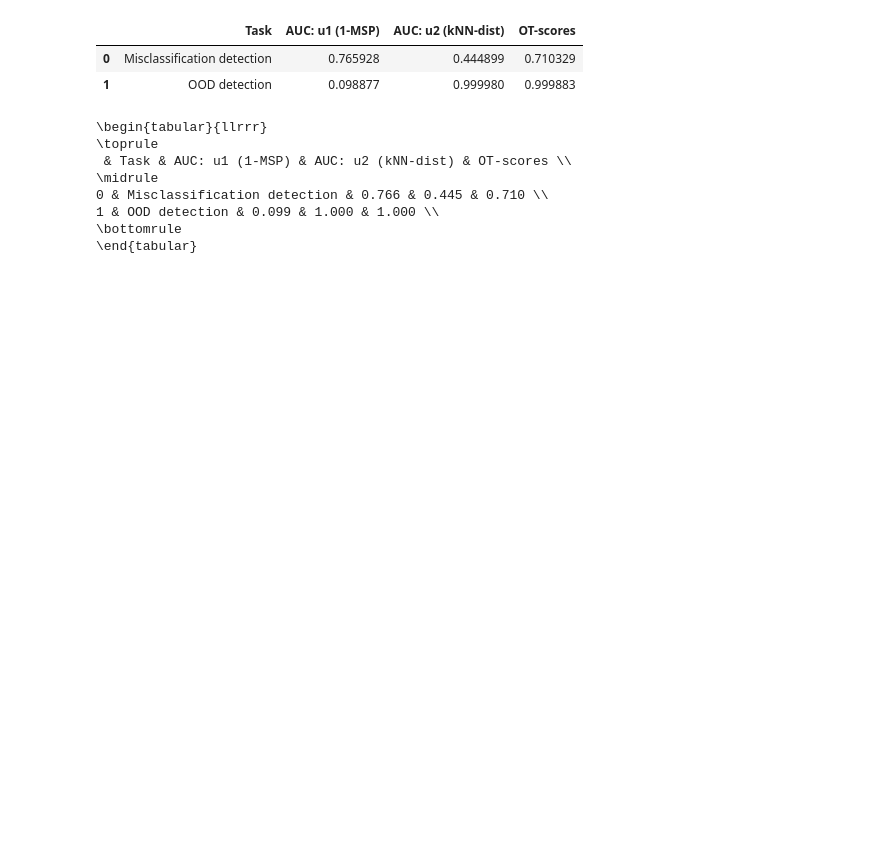
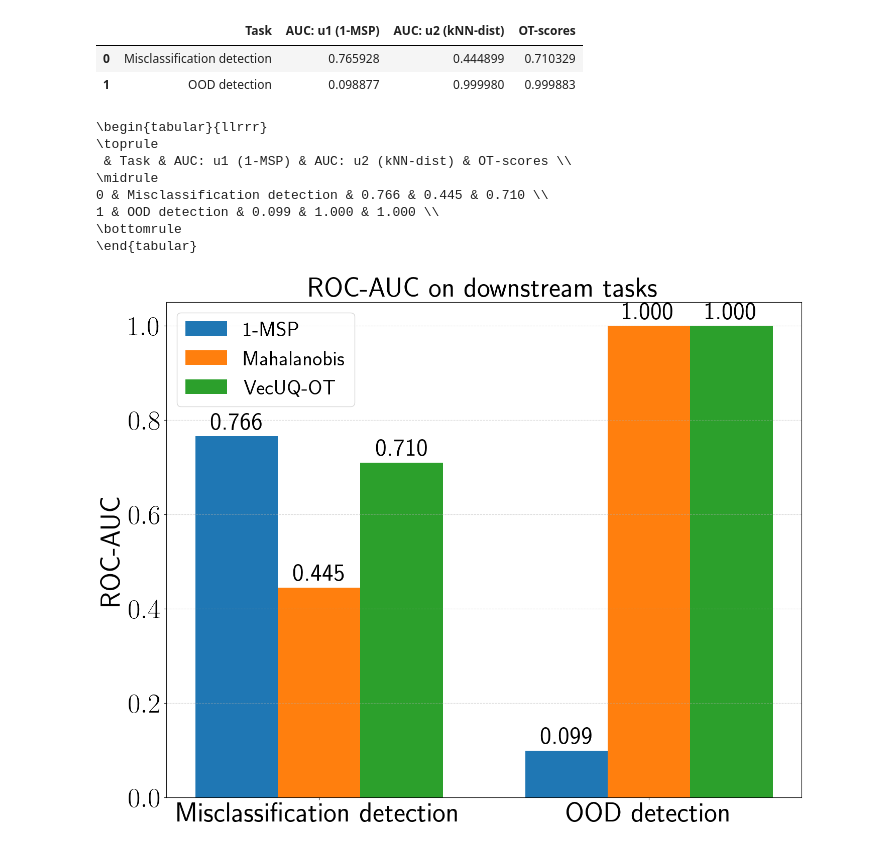
Before and after one commit to DavydenkoGr/FEDERATED-UNCERTAINTY, a Jupyter notebook: notebooks/robust_toy.ipynb, the cells around one changed output. Cells and saved outputs as stored; diff of their text form; code cells hidden in the pictures; blank space fills up the shorter version.

```diff
--- a/notebooks/robust_toy.ipynb
+++ b/notebooks/robust_toy.ipynb
@@ -196,3 +234,59 @@ def pretty_matplotlib_config(fontsize=15):
+# %%
+# Data from the LaTeX table
+tasks = summary.values[:, 0].astype(np.str_)
+methods = ["1-MSP", "Mahalanobis", "VecUQ-OT"]
+values = np.round(summary.values[:, 1:].astype(float), decimals=3)
+
+# Positions for groups and bars
+x = np.arange(len(tasks))
+width = 0.25
+
+fig, ax = plt.subplots(figsize=(15, 12))
+
+# Plot each method as a separate set of bars
+rects = []
+for i, method in enumerate(methods):
+    rect = ax.bar(x + (i - 1) * width, values[:, i], width, label=method)
+    rects.append(rect)
+
+# Labels and title
+ax.set_ylabel("ROC-AUC")
+ax.set_title("ROC-AUC on downstream tasks")
+ax.set_xticks(x)
+ax.set_xticklabels(tasks, ha="center")
+ax.set_ylim(0, 1.05)
+ax.legend()
+
+# Add a light grid on Y
+ax.yaxis.grid(True, linestyle="--", alpha=0.5)
+
+# Annotate bars with values
+def autolabel(rects_):
+    for r in rects_:
+        height = r.get_height()
+        ax.annotate(f"{height:.3f}",
+                    xy=(r.get_x() + r.get_width() / 2, height),
+                    xytext=(0, 3),  # 3 points vertical offset
+                    textcoords="offset points",
+                    ha="center", va="bottom")
+for r in rects:
+    autolabel(r)
+
+fig.tight_layout()
+
+# Save files for download
+# png_path = "/mnt/data/roc_auc_barplot.png"
+pdf_path = "../resources/pics/roc_auc_barplot.pdf"
+# svg_path = "/mnt/data/roc_auc_barplot.svg"
+# fig.savefig(png_path, dpi=300, bbox_inches="tight")
+fig.savefig(pdf_path, bbox_inches="tight")
+# fig.savefig(svg_path, bbox_inches="tight")
+
+plt.show()
+
+# png_path, pdf_path, svg_path
+# %% [output]
+[figure, added]
 # %%
 # Plot 1: ID test set colored by misclassification (just to see overlap)
 plt.figure()
```
Also changed, not shown: parts of 4 cells of this notebook.
